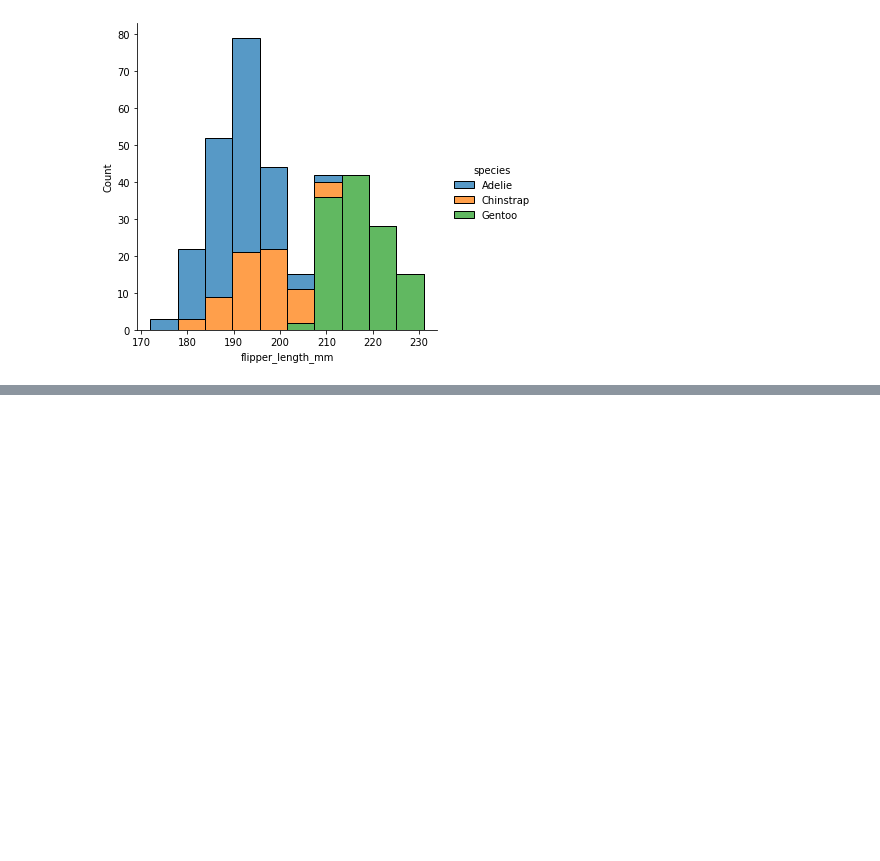
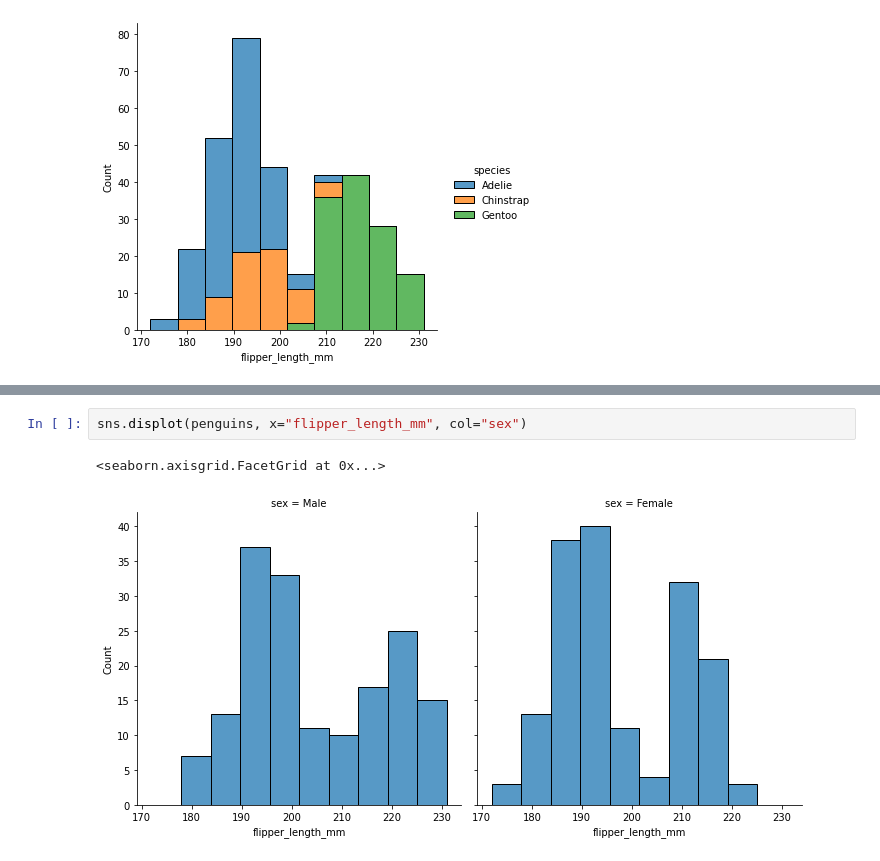
Before and after one commit to shahnawazm786/PythonPractice, a Jupyter notebook: Shahnawaz_Practice.ipynb, the cells around one changed output, grey strips where cells are left out. Cells and saved outputs as stored; diff of their text form; blank space fills up the shorter version.

```diff
--- a/Shahnawaz_Practice.ipynb
+++ b/Shahnawaz_Practice.ipynb
@@ -226,0 +232,5 @@ sns.displot(penguins, x="flipper_length_mm", hue="species", multiple="stack")
+# %%
+sns.displot(penguins, x="flipper_length_mm", col="sex")
+# %% [output]
+<seaborn.axisgrid.FacetGrid at 0x...>
+[figure, added]
```
Also changed, not shown: parts of 2 cells of this notebook.
